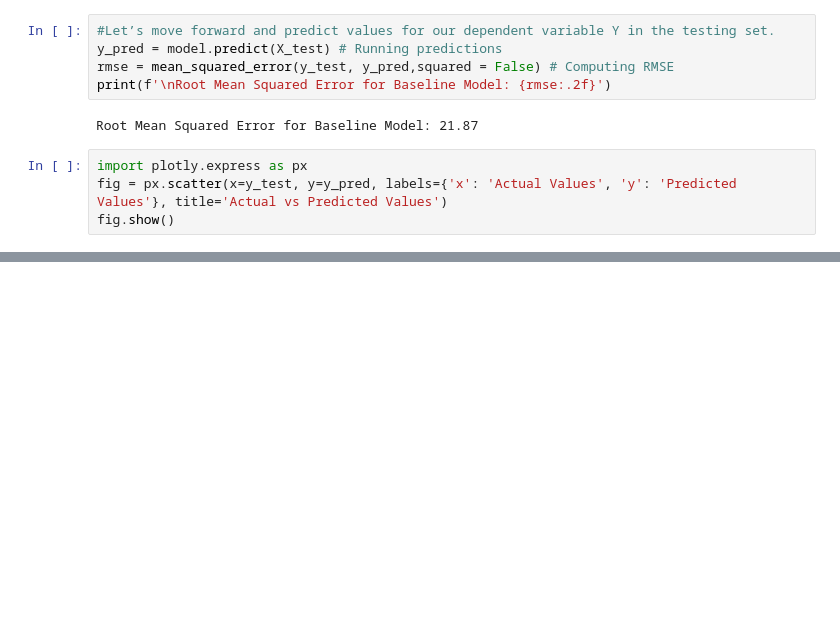
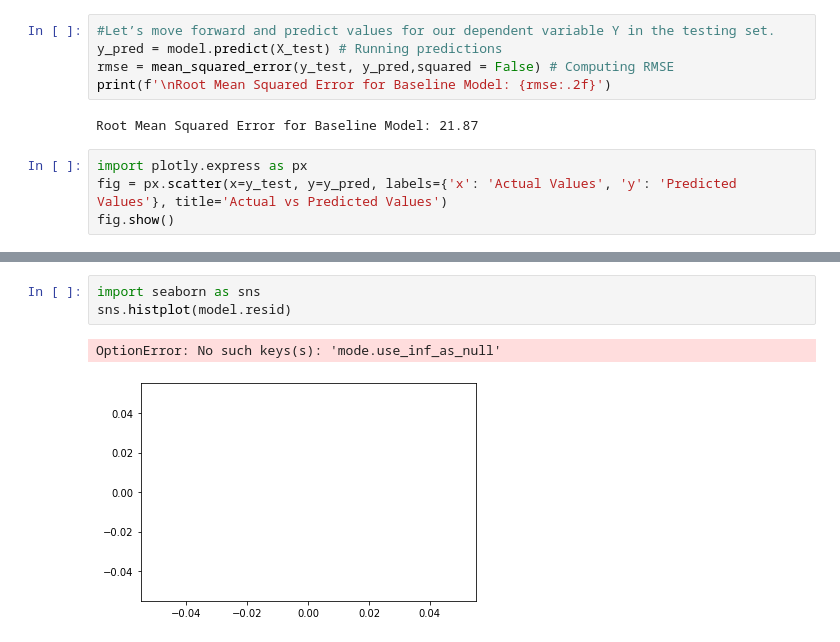
Before and after one commit to basillatif/esb_idling, a Jupyter notebook: L_R_train_test.ipynb, the cells around one changed output, grey strips where cells are left out. Drawn from its saved outputs; the diff is of its cells as text; blank space fills up the shorter version.

```diff
--- a/L_R_train_test.ipynb
+++ b/L_R_train_test.ipynb
@@ -95,0 +114,6 @@ fig.show()
+# %%
+import seaborn as sns
+sns.histplot(model.resid)
+# %% [output]
+OptionError: No such keys(s): 'mode.use_inf_as_null'
+[figure, added]
```
Also changed, not shown: parts of 5 cells of this notebook.
